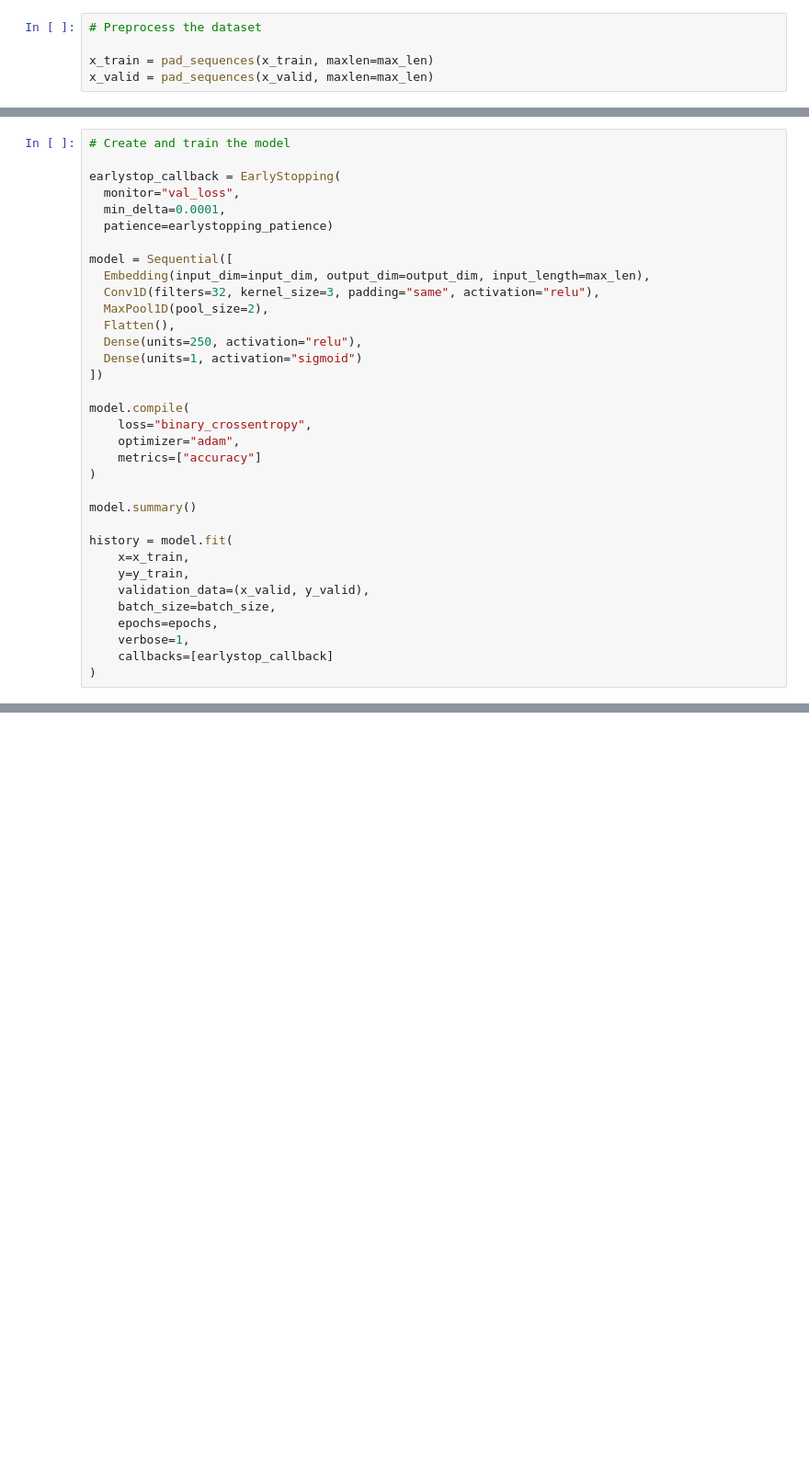
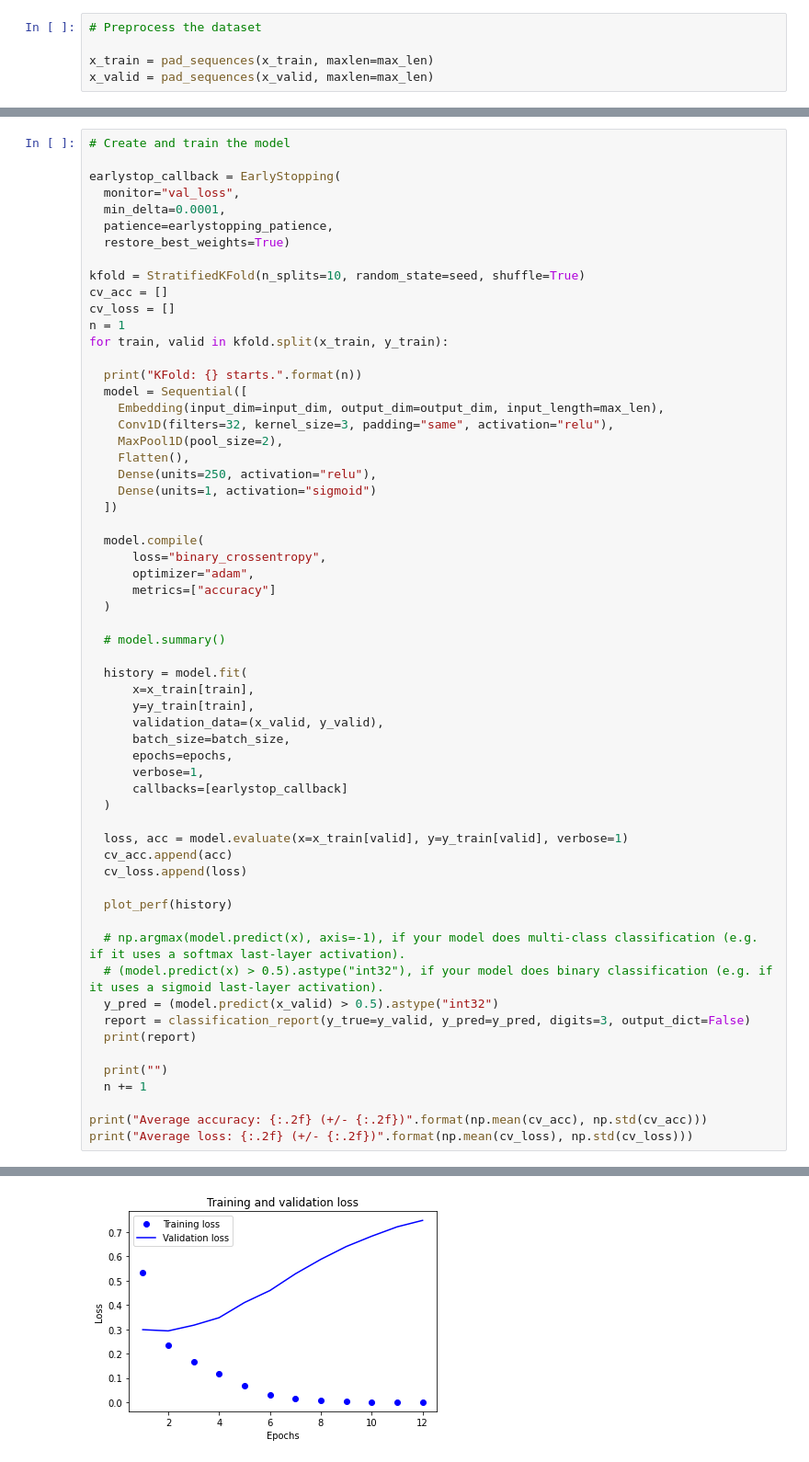
Before and after one commit to Jefffish09/MachineLearning, a Jupyter notebook: Classification/cnn/cnn_binary_tf2.ipynb, the cells around one changed output, grey strips where cells are left out. Shown at 92% size. Cells and saved outputs as stored; diff of their text form; blank space fills up the shorter version.

Commit message:
增加k折交叉验证；使用sklearn.metrics. classification_report

```diff
--- a/Classification/cnn/cnn_binary_tf2.ipynb
+++ b/Classification/cnn/cnn_binary_tf2.ipynb
@@ -44,32 +78,58 @@ x_valid = pad_sequences(x_valid, maxlen=max_len)
 earlystop_callback = EarlyStopping(
   monitor="val_loss",
   min_delta=0.0001,
-  patience=earlystopping_patience)
+  patience=earlystopping_patience,
+  restore_best_weights=True)
 
-model = Sequential([
-  Embedding(input_dim=input_dim, output_dim=output_dim, input_length=max_len),
-  Conv1D(filters=32, kernel_size=3, padding="same", activation="relu"),
-  MaxPool1D(pool_size=2),
-  Flatten(),
-  Dense(units=250, activation="relu"),
-  Dense(units=1, activation="sigmoid")
-])
+kfold = StratifiedKFold(n_splits=10, random_state=seed, shuffle=True)
+cv_acc = []
+cv_loss = []
+n = 1
+for train, valid in kfold.split(x_train, y_train):
 
-model.compile(
-    loss="binary_crossentropy",
-    optimizer="adam",
-    metrics=["accuracy"]
-)
+  print("KFold: {} starts.".format(n))
+  model = Sequential([
+    Embedding(input_dim=input_dim, output_dim=output_dim, input_length=max_len),
+    Conv1D(filters=32, kernel_size=3, padding="same", activation="relu"),
+    MaxPool1D(pool_size=2),
+    Flatten(),
+    Dense(units=250, activation="relu"),
+    Dense(units=1, activation="sigmoid")
+  ])
 
-model.summary()
+  model.compile(
+      loss="binary_crossentropy",
+      optimizer="adam",
+      metrics=["accuracy"]
+  )
 
-history = model.fit(
-    x=x_train,
-    y=y_train,
-    validation_data=(x_valid, y_valid),
-    batch_size=batch_size,
-    epochs=epochs,
-    verbose=1,
-    callbacks=[earlystop_callback]
-)
+  # model.summary()
+
+  history = model.fit(
+      x=x_train[train],
+      y=y_train[train],
+      validation_data=(x_valid, y_valid),
+      batch_size=batch_size,
+      epochs=epochs,
+      verbose=1,
+      callbacks=[earlystop_callback]
+  )
+
+  loss, acc = model.evaluate(x=x_train[valid], y=y_train[valid], verbose=1)
+  cv_acc.append(acc)
+  cv_loss.append(loss)
+
+  plot_perf(history)
+
+  # np.argmax(model.predict(x), axis=-1), if your model does multi-class classification (e.g. if it uses a softmax last-layer activation).
+  # (model.predict(x) > 0.5).astype("int32"), if your model does binary classification (e.g. if it uses a sigmoid last-layer activation).
+  y_pred = (model.predict(x_valid) > 0.5).astype("int32")
+  report = classification_report(y_true=y_valid, y_pred=y_pred, digits=3, output_dict=False)
+  print(report)
+
+  print("")
+  n += 1
+
+print("Average accuracy: {:.2f} (+/- {:.2f})".format(np.mean(cv_acc), np.std(cv_acc)))
+print("Average loss: {:.2f} (+/- {:.2f})".format(np.mean(cv_loss), np.std(cv_loss)))
 # %% [output]
@@ -92,0 +153 @@ Epoch 12/100
+[figure, added]
```
Also changed, not shown: parts of 5 cells of this notebook.
